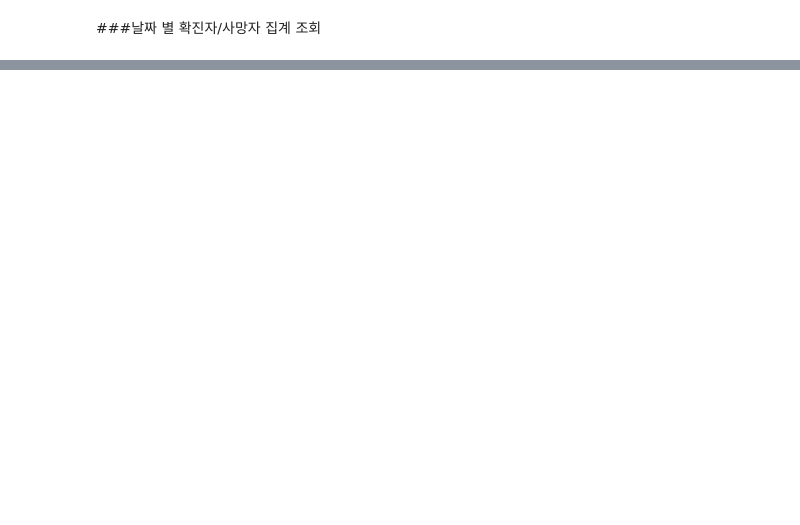
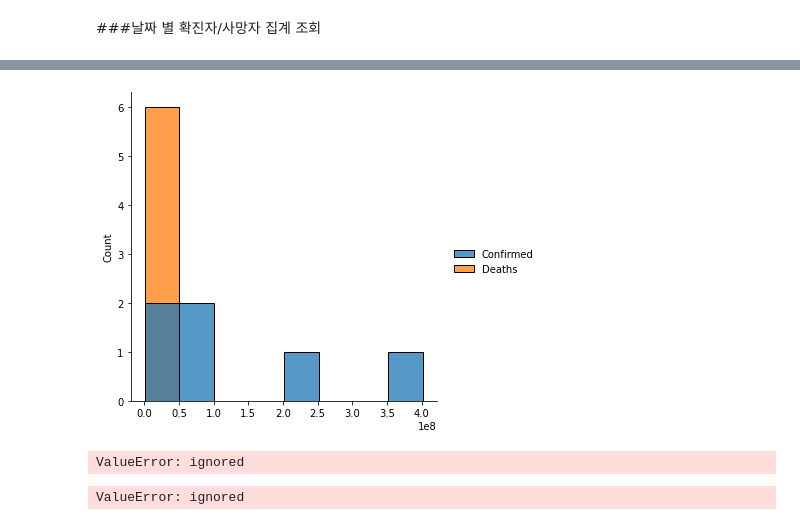
Before and after one commit to boramkim0514/110, a Jupyter notebook: Global_COVID_19_Impact.ipynb, the cells around one changed output, grey strips where cells are left out. Drawn from its saved outputs; the diff is of its cells as text; code cells hidden in the pictures; blank space fills up the shorter version.

```diff
--- a/Global_COVID_19_Impact.ipynb
+++ b/Global_COVID_19_Impact.ipynb
@@ -387,0 +226,3 @@ Name: Deaths, Length: 187, dtype: float64
+# %%
+regional_stat= df.groupby("WHO Region")['Confirmed','Deaths'].sum()
+regional_stat
@@ -387,0 +253,21 @@ Name: Deaths, Length: 187, dtype: float64
+# %%
+sns.displot(regional_stat)
+plt.show()
+# %% [output]
+[figure, added]
+# %%
+# bar
+sns.countplot(
+    x='regional_stat',
+    y='Confirmed',
+    kind='bar',
+    col='WHO Region'
+)
+
+plt.show()
+# %% [output]
+ValueError: ignored
+# %%
+sns.countplot(x='WHO Region', data=regional_stat, hue='WHO Region')
+# %% [output]
+ValueError: ignored
```
Also changed, not shown: parts of 83 cells of this notebook.
